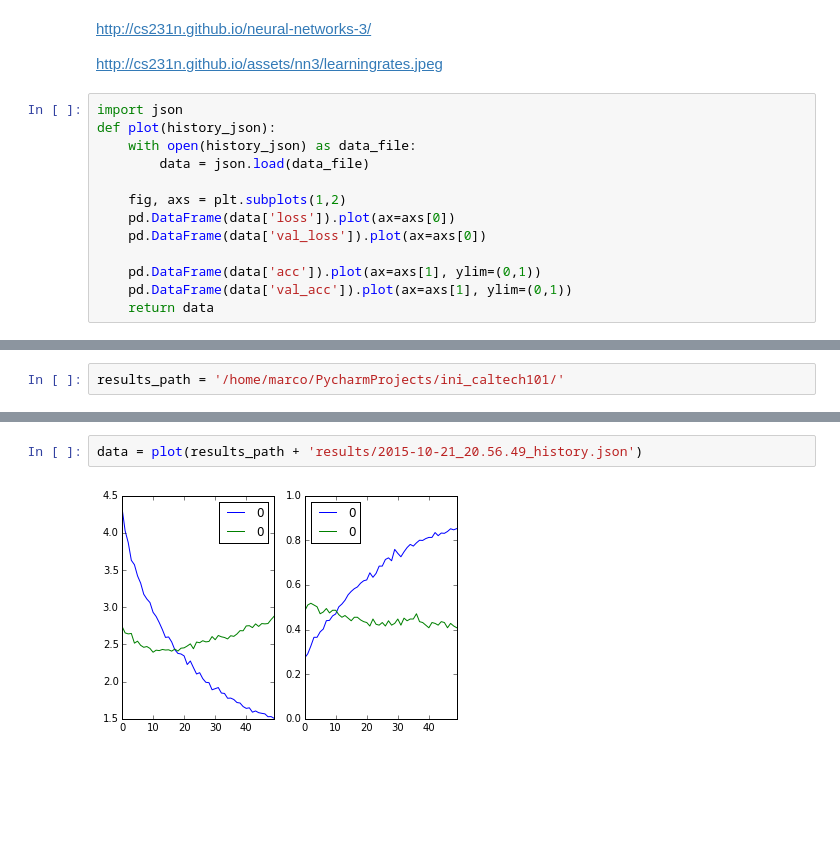
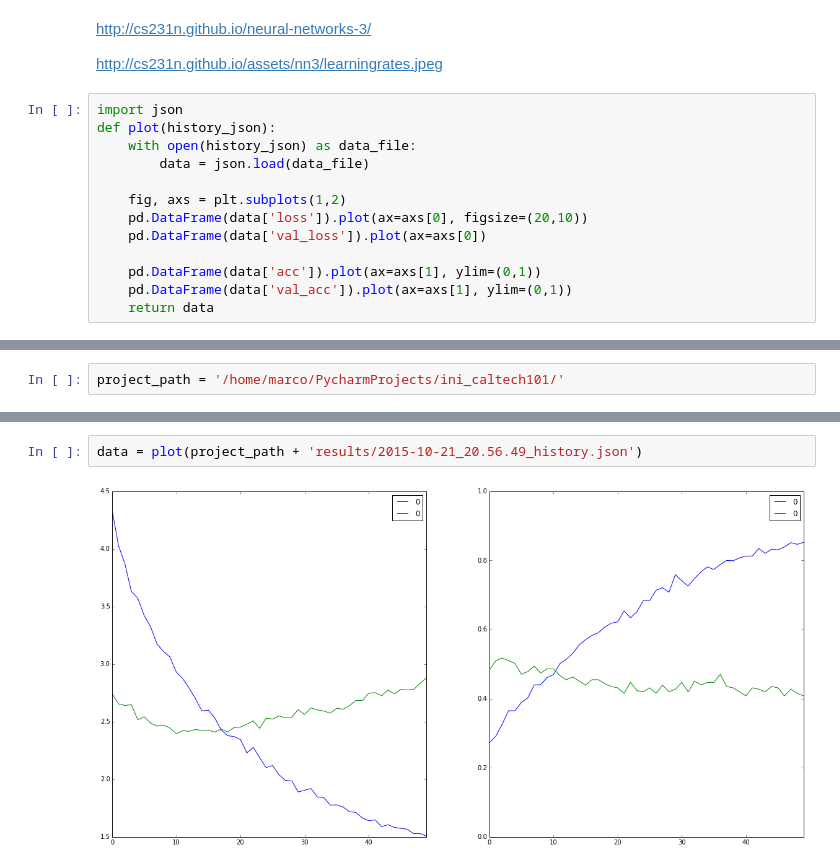
Before and after one commit to marcuniq/ini_caltech101, a Jupyter notebook: iPython Notebooks/Results visualization.ipynb, the cells around one changed output, grey strips where cells are left out. Drawn from its saved outputs; the diff is of its cells as text; blank space fills up the shorter version.

```diff
--- a/iPython Notebooks/Results visualization.ipynb
+++ b/iPython Notebooks/Results visualization.ipynb
@@ -18,7 +19,7 @@ def plot(history_json):
         data = json.load(data_file)
 
     fig, axs = plt.subplots(1,2)
-    pd.DataFrame(data['loss']).plot(ax=axs[0])
+    pd.DataFrame(data['loss']).plot(ax=axs[0], figsize=(20,10))
     pd.DataFrame(data['val_loss']).plot(ax=axs[0])
 
     pd.DataFrame(data['acc']).plot(ax=axs[1], ylim=(0,1))
@@ -27,2 +33,2 @@ def plot(history_json):
 # %%
-results_path = '/home/marco/PycharmProjects/ini_caltech101/'
+project_path = '/home/marco/PycharmProjects/ini_caltech101/'
@@ -43,4 +371,4 @@ data = plot(results_path + 'results/2015-10-21_20.16.13_history.json')
 # %%
-data = plot(results_path + 'results/2015-10-21_20.56.49_history.json')
+data = plot(project_path + 'results/2015-10-21_20.56.49_history.json')
 # %% [output]
-[figure, old version]
+[figure, new version]
```
Also changed, not shown: parts of 35 cells of this notebook, 5 other files.
